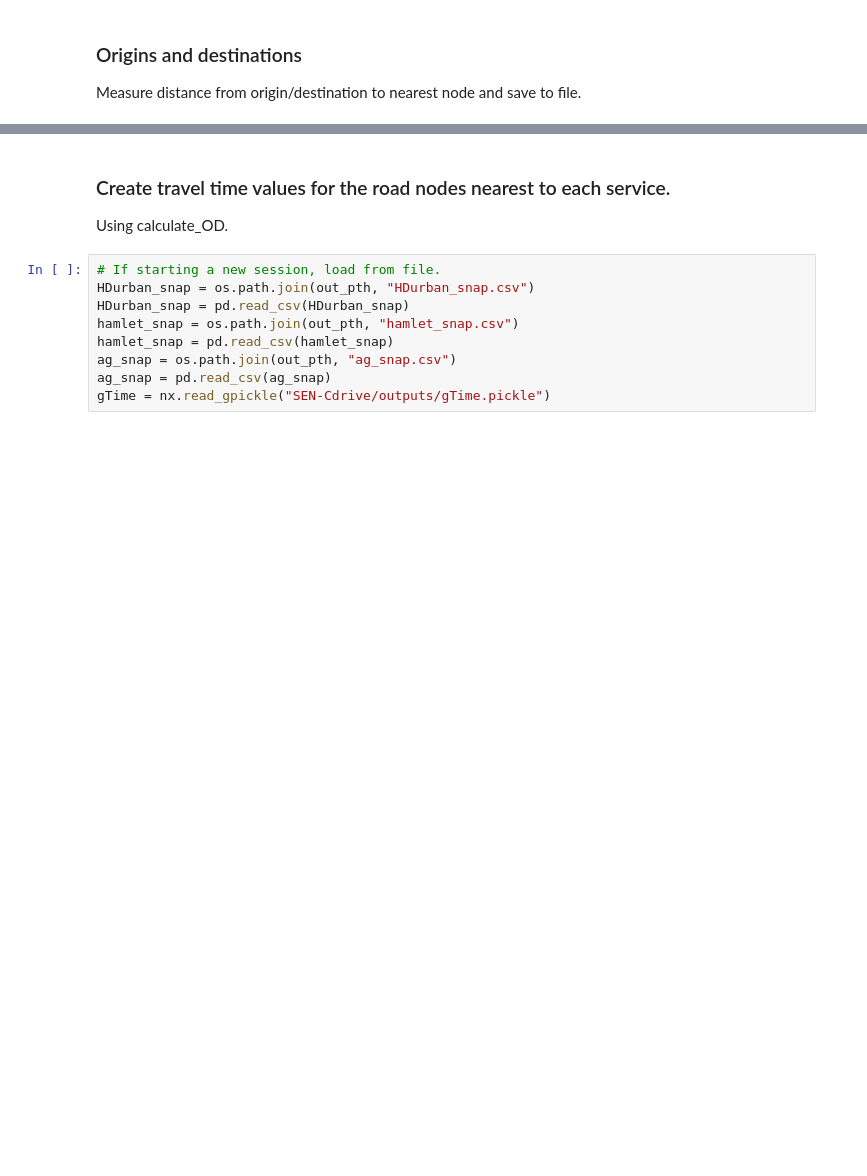
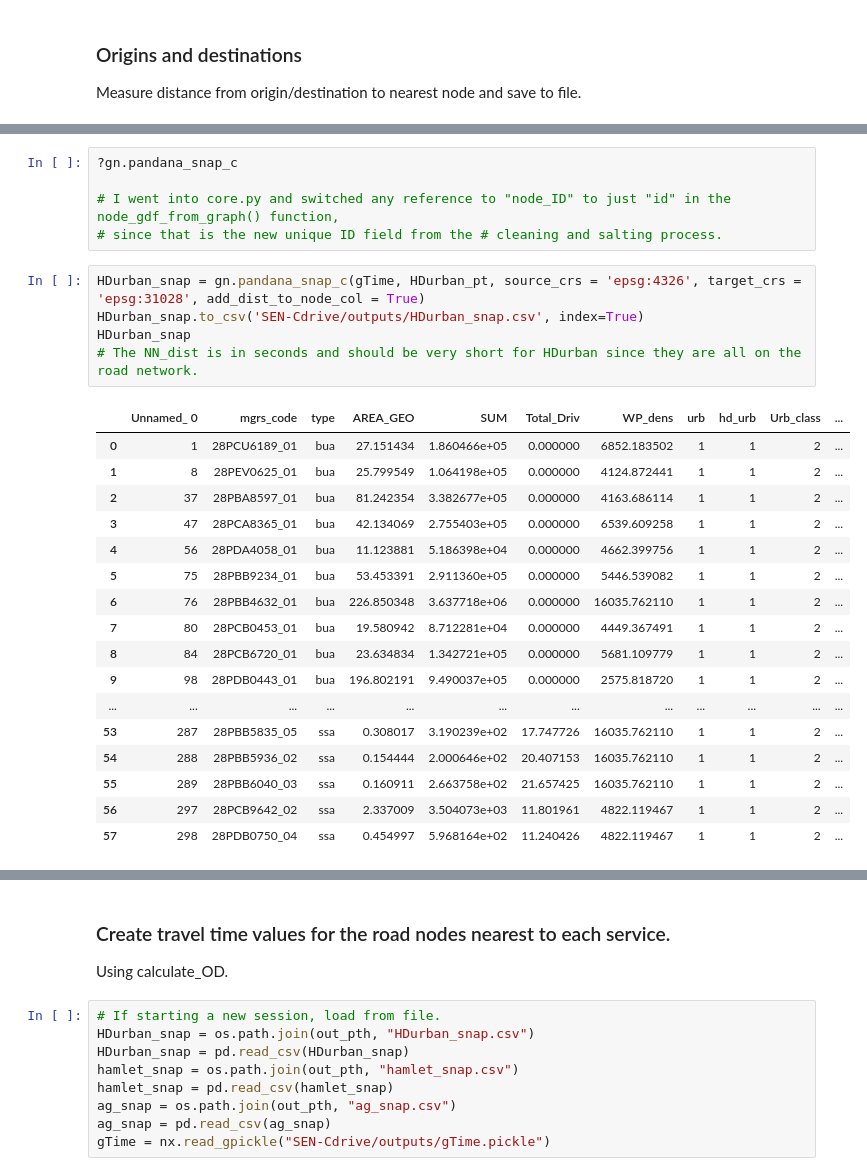
Before and after one commit to gracedoherty/senegal_access, a Jupyter notebook: SEN_Transport_agriculture-and-settlement-to-market_driving_2021-11-26.ipynb, the cells around one changed output, grey strips where cells are left out. Cells and saved outputs as stored; diff of their text form; blank space fills up the shorter version.

```diff
--- a/SEN_Transport_agriculture-and-settlement-to-market_driving_2021-11-26.ipynb
+++ b/SEN_Transport_agriculture-and-settlement-to-market_driving_2021-11-26.ipynb
@@ -500 +645,29 @@ HDurban_pt.dtypes
+# %%
+?gn.pandana_snap_c
+
+# I went into core.py and switched any reference to "node_ID" to just "id" in the node_gdf_from_graph() function,
+# since that is the new unique ID field from the # cleaning and salting process.
+# %%
+HDurban_snap = gn.pandana_snap_c(gTime, HDurban_pt, source_crs = 'epsg:4326', target_crs = 'epsg:31028', add_dist_to_node_col = True)
+HDurban_snap.to_csv('SEN-Cdrive/outputs/HDurban_snap.csv', index=True)
+HDurban_snap
+# The NN_dist is in seconds and should be very short for HDurban since they are all on the road network.
+# %% [output]
+|  | Unnamed_ 0 | mgrs_code | type | AREA_GEO | SUM | Total_Driv | WP_dens | urb | hd_urb | Urb_class | ... |
+| 0 | 1 | 28PCU6189_01 | bua | 27.151434 | 1.860466e+05 | 0.000000 | 6852.183502 | 1 | 1 | 2 | ... |
+| 1 | 8 | 28PEV0625_01 | bua | 25.799549 | 1.064198e+05 | 0.000000 | 4124.872441 | 1 | 1 | 2 | ... |
+| 2 | 37 | 28PBA8597_01 | bua | 81.242354 | 3.382677e+05 | 0.000000 | 4163.686114 | 1 | 1 | 2 | ... |
+| 3 | 47 | 28PCA8365_01 | bua | 42.134069 | 2.755403e+05 | 0.000000 | 6539.609258 | 1 | 1 | 2 | ... |
+| 4 | 56 | 28PDA4058_01 | bua | 11.123881 | 5.186398e+04 | 0.000000 | 4662.399756 | 1 | 1 | 2 | ... |
+| 5 | 75 | 28PBB9234_01 | bua | 53.453391 | 2.911360e+05 | 0.000000 | 5446.539082 | 1 | 1 | 2 | ... |
+| 6 | 76 | 28PBB4632_01 | bua | 226.850348 | 3.637718e+06 | 0.000000 | 16035.762110 | 1 | 1 | 2 | ... |
+| 7 | 80 | 28PCB0453_01 | bua | 19.580942 | 8.712281e+04 | 0.000000 | 4449.367491 | 1 | 1 | 2 | ... |
+| 8 | 84 | 28PCB6720_01 | bua | 23.634834 | 1.342721e+05 | 0.000000 | 5681.109779 | 1 | 1 | 2 | ... |
+| 9 | 98 | 28PDB0443_01 | bua | 196.802191 | 9.490037e+05 | 0.000000 | 2575.818720 | 1 | 1 | 2 | ... |
+| ... | ... | ... | ... | ... | ... | ... | ... | ... | ... | ... | ... |
+| 53 | 287 | 28PBB5835_05 | ssa | 0.308017 | 3.190239e+02 | 17.747726 | 16035.762110 | 1 | 1 | 2 | ... |
+| 54 | 288 | 28PBB5936_02 | ssa | 0.154444 | 2.000646e+02 | 20.407153 | 16035.762110 | 1 | 1 | 2 | ... |
+| 55 | 289 | 28PBB6040_03 | ssa | 0.160911 | 2.663758e+02 | 21.657425 | 16035.762110 | 1 | 1 | 2 | ... |
+| 56 | 297 | 28PCB9642_02 | ssa | 2.337009 | 3.504073e+03 | 11.801961 | 4822.119467 | 1 | 1 | 2 | ... |
+| 57 | 298 | 28PDB0750_04 | ssa | 0.454997 | 5.968164e+02 | 11.240426 | 4822.119467 | 1 | 1 | 2 | ... |
 # %%
```
Also changed, not shown: parts of 91 cells of this notebook.
